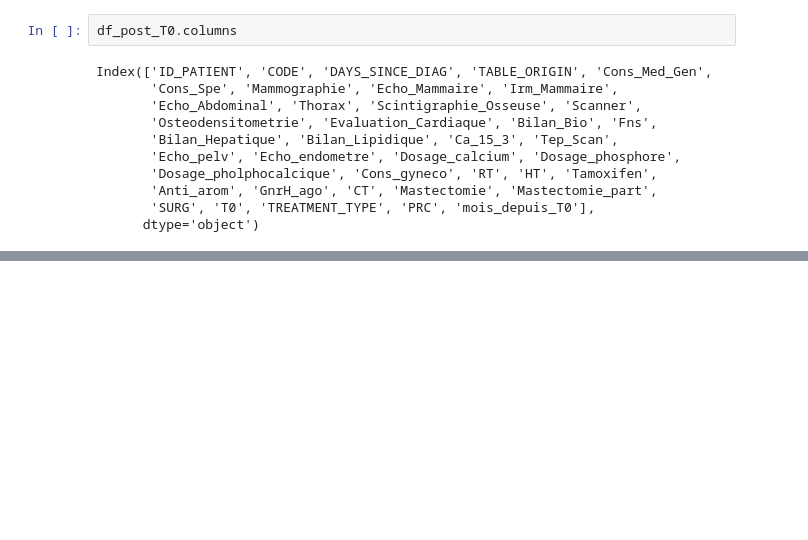
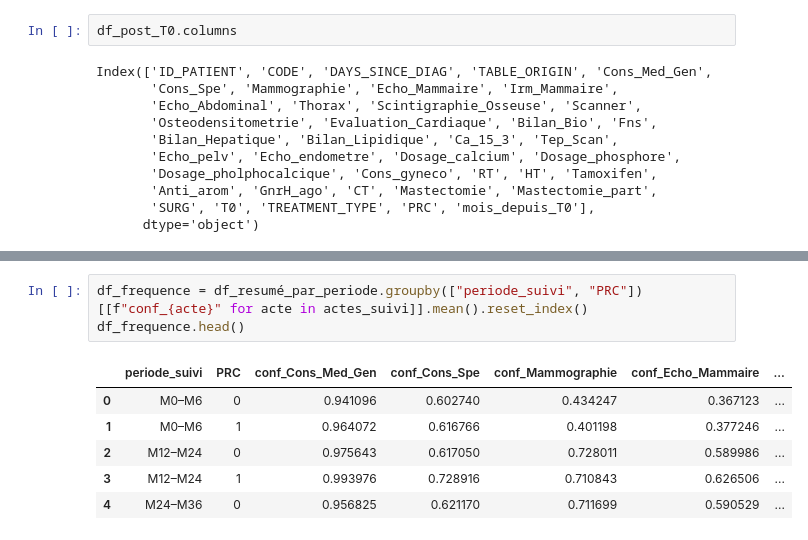
Before and after one commit to SECKidrissa/TER_M1_2025, a Jupyter notebook: notebooks/test.ipynb, the cells around one changed output, grey strips where cells are left out. Saved outputs shown, nothing was run; the diff lists cells and outputs as text; blank space fills up the shorter version.

```diff
--- a/notebooks/test.ipynb
+++ b/notebooks/test.ipynb
@@ -231,0 +299,10 @@ Index(['ID_PATIENT', 'CODE', 'DAYS_SINCE_DIAG', 'TABLE_ORIGIN', 'Cons_Med_Gen',
+# %%
+df_frequence = df_resumé_par_periode.groupby(["periode_suivi", "PRC"])[[f"conf_{acte}" for acte in actes_suivi]].mean().reset_index()
+df_frequence.head()
+# %% [output]
+|  | periode_suivi | PRC | conf_Cons_Med_Gen | conf_Cons_Spe | conf_Mammographie | conf_Echo_Mammaire | ... |
+| 0 | M0–M6 | 0 | 0.941096 | 0.602740 | 0.434247 | 0.367123 | ... |
+| 1 | M0–M6 | 1 | 0.964072 | 0.616766 | 0.401198 | 0.377246 | ... |
+| 2 | M12–M24 | 0 | 0.975643 | 0.617050 | 0.728011 | 0.589986 | ... |
+| 3 | M12–M24 | 1 | 0.993976 | 0.728916 | 0.710843 | 0.626506 | ... |
+| 4 | M24–M36 | 0 | 0.956825 | 0.621170 | 0.711699 | 0.590529 | ... |
```
Also changed, not shown: parts of 9 cells of this notebook.
